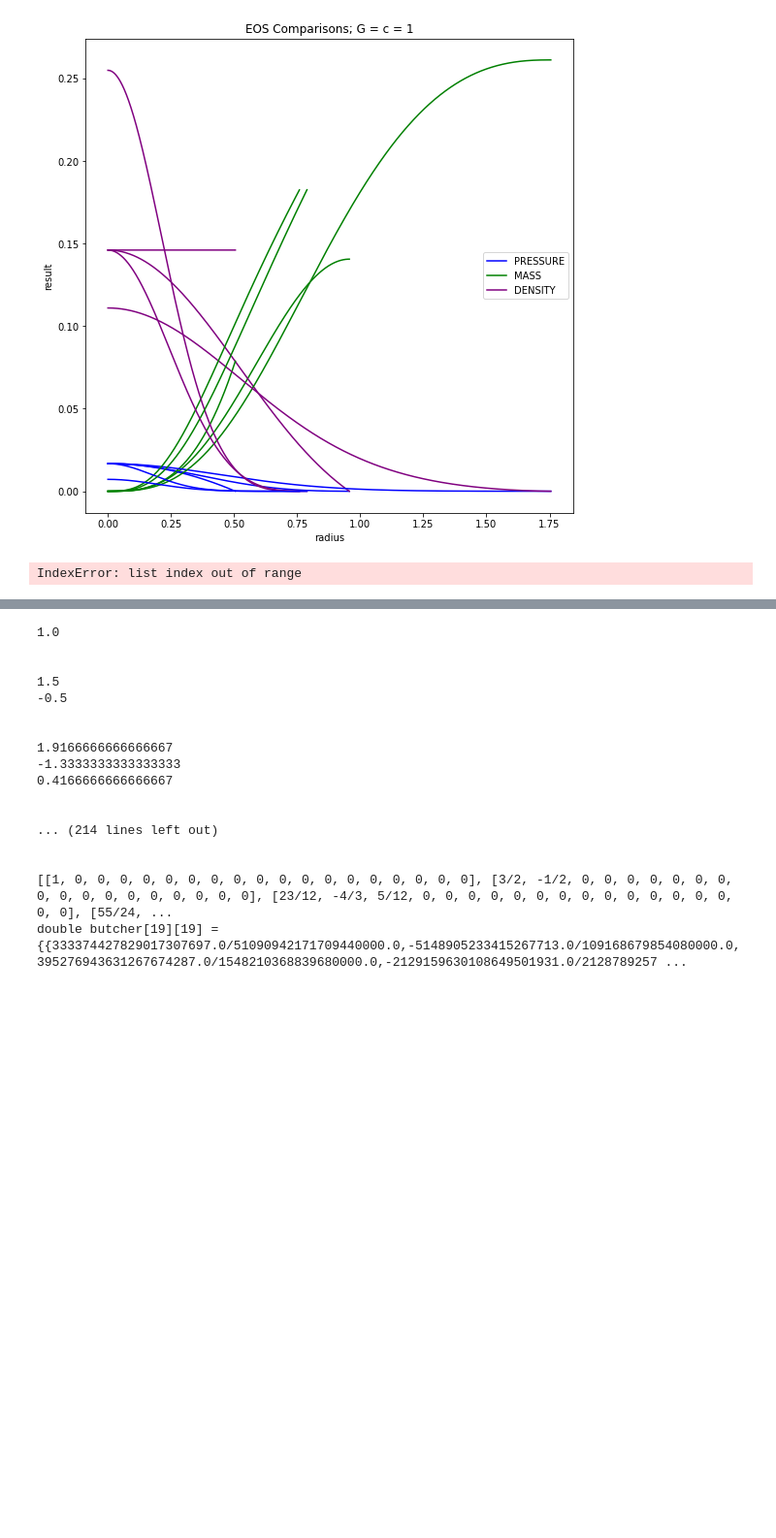
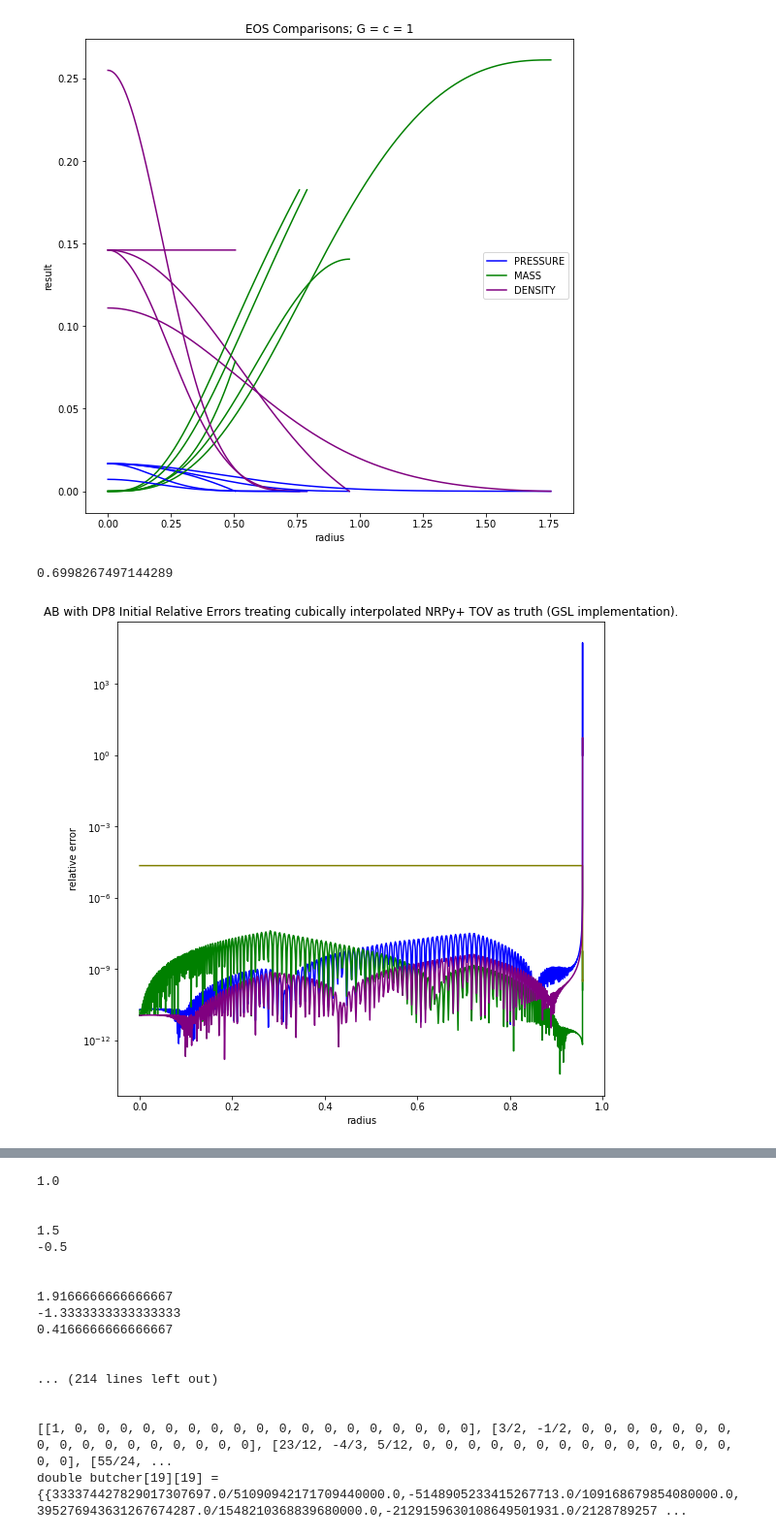
Before and after one commit to GMBlackjack/ODESolver, a Jupyter notebook: V9+/ODESolverV3.ipynb, the cells around one changed output, grey strips where cells are left out. Shown at 97% size. Saved outputs shown, nothing was run; the diff lists cells and outputs as text; code cells hidden in the pictures; blank space fills up the shorter version.

```diff
--- a/V9+/ODESolverV3.ipynb
+++ b/V9+/ODESolverV3.ipynb
@@ -3739,36 +3739,37 @@ x2 = np.array(positionList)
 y2 = np.array(calculatedList2)
 f2 = interpolate.interp1d(x2, y2, "cubic")
 ynew = f2(xnew)   # use interpolation function returned by `interp1d`
 ynew2 = acalculatedList2
 ynew2.pop(0) #the first value, printd at zero, is not reported in the NRPy+ solver, get rid of it.
 plt.plot(xnew, abs((ynew-ynew2)/ynew), 'green')
 
 from scipy import interpolate
 x3 = np.array(positionList)
 y3 = np.array(calculatedList3)
 f3 = interpolate.interp1d(x3, y3, "cubic")
 ynew = f3(xnew)   # use interpolation function returned by `interp1d`
 ynew2 = acalculatedList3
 ynew2.pop(0) #the first value, printd at zero, is not reported in the NRPy+ solver, get rid of it.
 plt.plot(xnew, abs((ynew-np.array(ynew2)*C)/ynew), 'olive')
 
 from scipy import interpolate
 x4 = np.array(positionList)
 y4 = np.array(calculatedList1)
 f4 = interpolate.interp1d(x4, y4, "cubic")
 ynew = f4(xnew)   # use interpolation function returned by `interp1d`
 ynew2 = acalculatedList4
 ynew2.pop(0) #the first value, printd at zero, is not reported in the NRPy+ solver, get rid of it
 plt.plot(xnew, abs((ynew-ynew2)/ynew), 'purple')
 
-plt.ylim(0.0000000000000001,0.000001)
-plt.xlim(0.0,0.96)
+#plt.ylim(0.0000000000000001,0.000001)
+#plt.xlim(0.0,0.96)
 # https://stackoverflow.com/questions/332289/how-do-i-change-the-size-of-figures-drawn-with-matplotlib
 # setting size was annoying.
 fig.set_size_inches(9,9)
 ax.set_yscale("log") #found in matplotlib's documentation.
 # %% [output]
-IndexError: list index out of range
+0.6998267497144289
+[figure, added]
 # %%
 #plotting code adapated from NRPy "Solving the Scalar Wave Equation"
 import matplotlib.pyplot as plt
```
Also changed, not shown: parts of 11 cells of this notebook, 5 other files.
